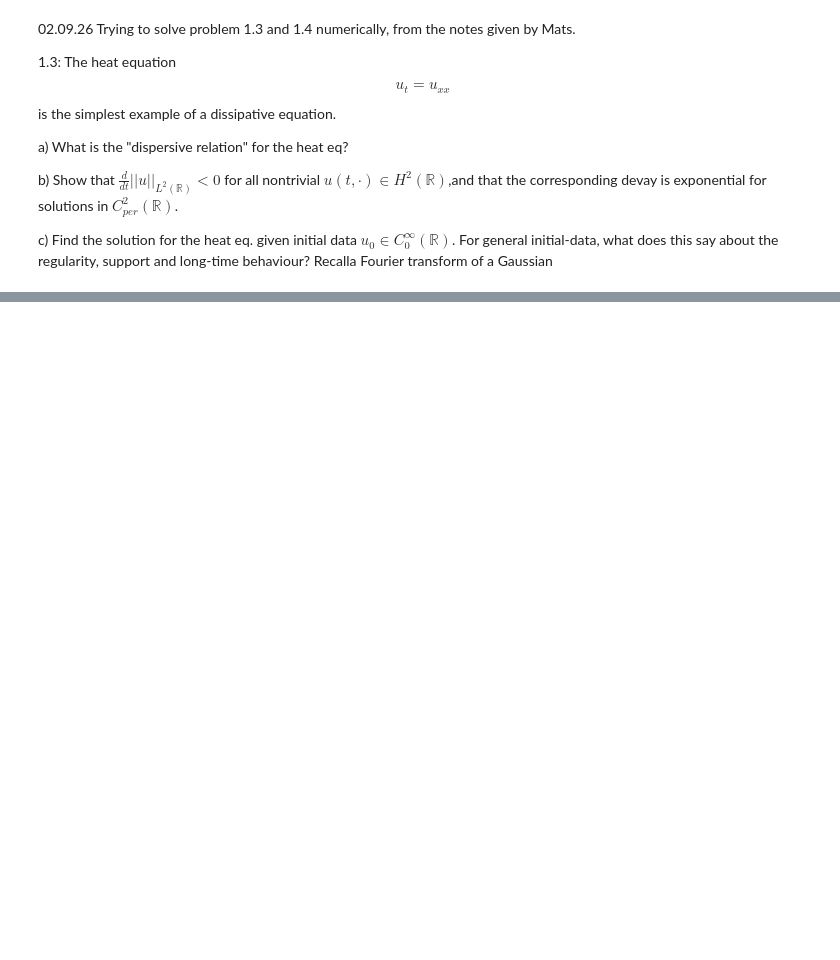
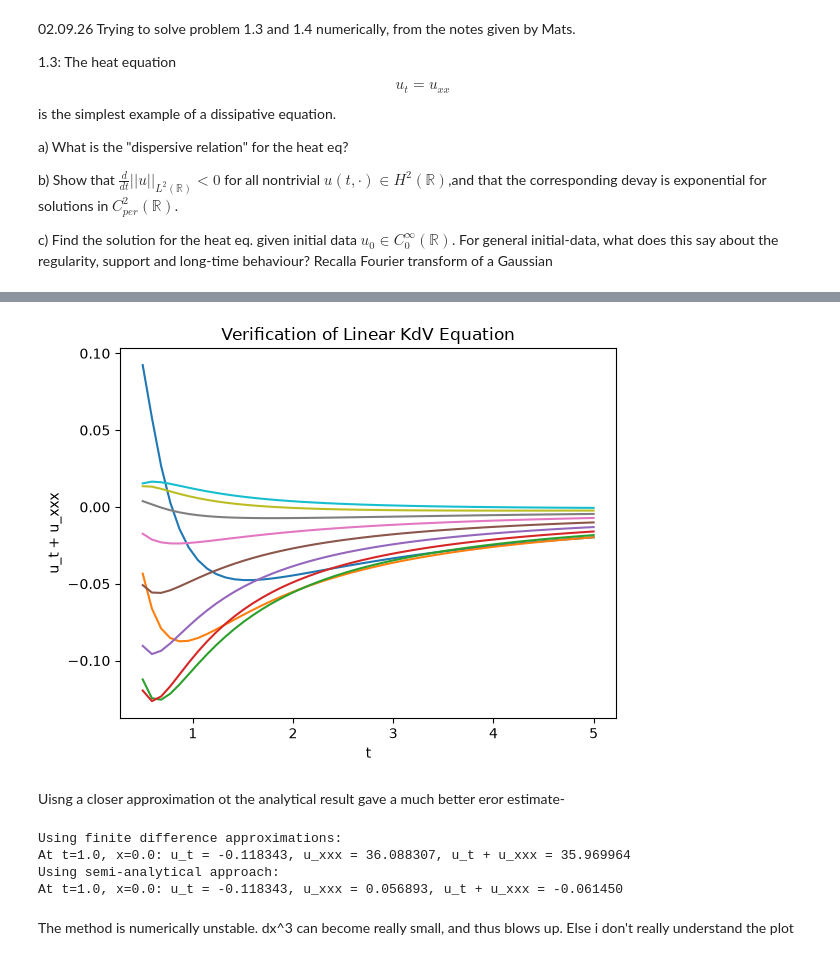
Before and after one commit to DeltaSG/Prosjekt_Master, a Jupyter notebook: Code/WavesSolitons.ipynb, the cells around one changed output, grey strips where cells are left out. Cells and saved outputs as stored; diff of their text form; code cells hidden in the pictures; blank space fills up the shorter version.

Commit message:
Started working on spectral solvers and the linear KdV equation

```diff
--- a/Code/WavesSolitons.ipynb
+++ b/Code/WavesSolitons.ipynb
@@ -165,0 +226,32 @@ $$ u_t = u_{xxx} $$
+# %%
+# Check if u(t,x) satisfies the linear KdV equation for a range of t and x values
+t_values = np.linspace(0.5, 5, 50)
+x_values = np.linspace(-2, 2, 10)
+
+dtu, dxxxu = semi_FDM_linear_KdV(u, t_values[:, None], x_values[None, :])
+
+plt.plot(t_values, dtu + dxxxu)
+plt.xlabel('t')
+plt.ylabel('u_t + u_xxx')
+plt.title('Verification of Linear KdV Equation')
+plt.show()
+# %% [output]
+[figure, added]
+# %% [markdown]
+Uisng a closer approximation ot the analytical result gave a much better eror estimate-
+# %%
+
+ut0, ux0 = linear_kdv(u, 1.0, 0.0)
+print("Using finite difference approximations:")
+print(f"At t=1.0, x=0.0: u_t = {ut0:.6f}, u_xxx = {ux0:.6f}, u_t + u_xxx = {ut0 + ux0:.6f}")
+
+ut0, ux0 = semi_FDM_linear_KdV(u, 1.0, 0.0)
+print("Using semi-analytical approach:")
+print(f"At t=1.0, x=0.0: u_t = {ut0:.6f}, u_xxx = {ux0:.6f}, u_t + u_xxx = {ut0 + ux0:.6f}")
+# %% [output]
+Using finite difference approximations:
+At t=1.0, x=0.0: u_t = -0.118343, u_xxx = 36.088307, u_t + u_xxx = 35.969964
+Using semi-analytical approach:
+At t=1.0, x=0.0: u_t = -0.118343, u_xxx = 0.056893, u_t + u_xxx = -0.061450
+# %% [markdown]
+The method is numerically unstable. dx^3 can become really small, and thus blows up. Else i don't really understand the plot
```
Also changed, not shown: parts of 9 cells of this notebook, 5 other files.
